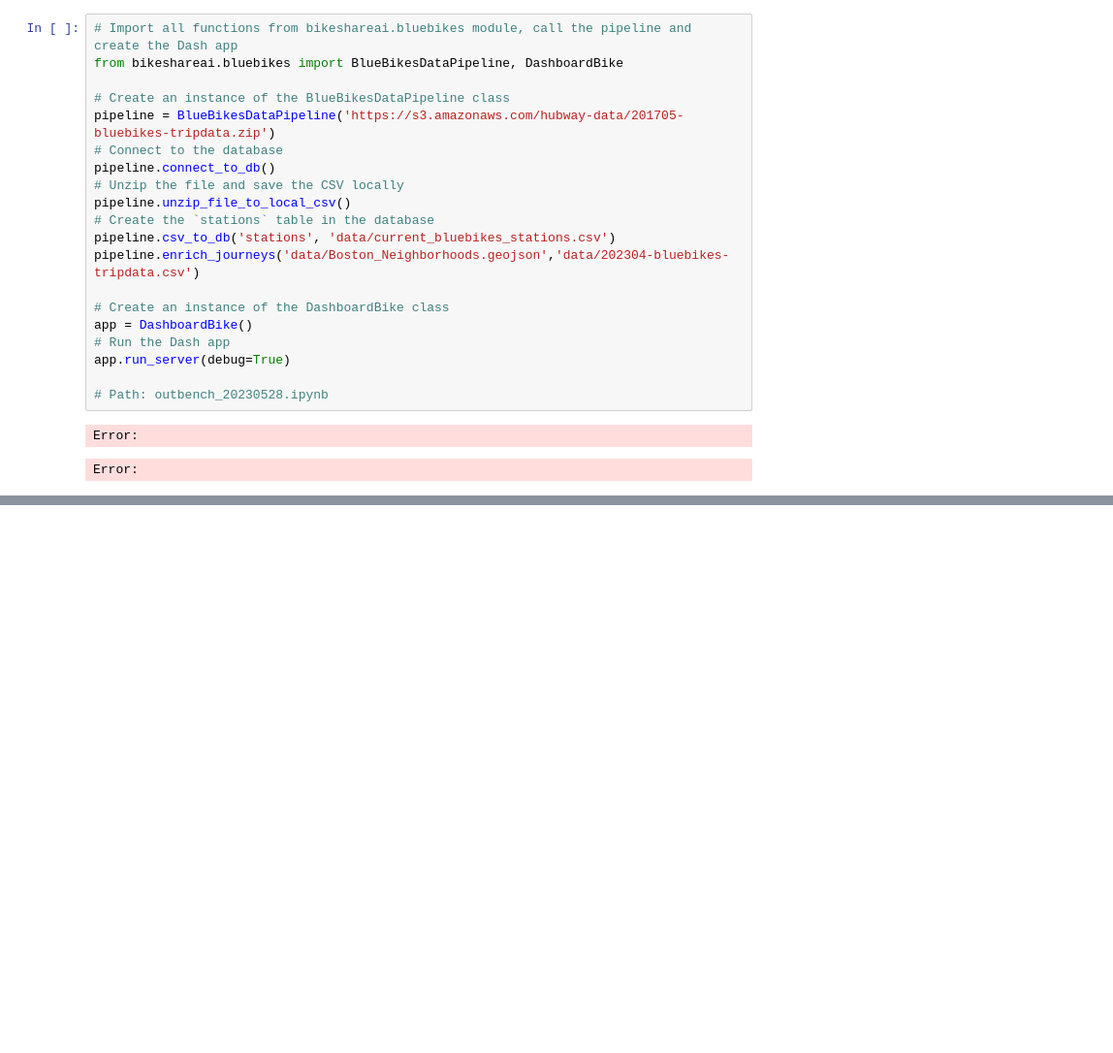
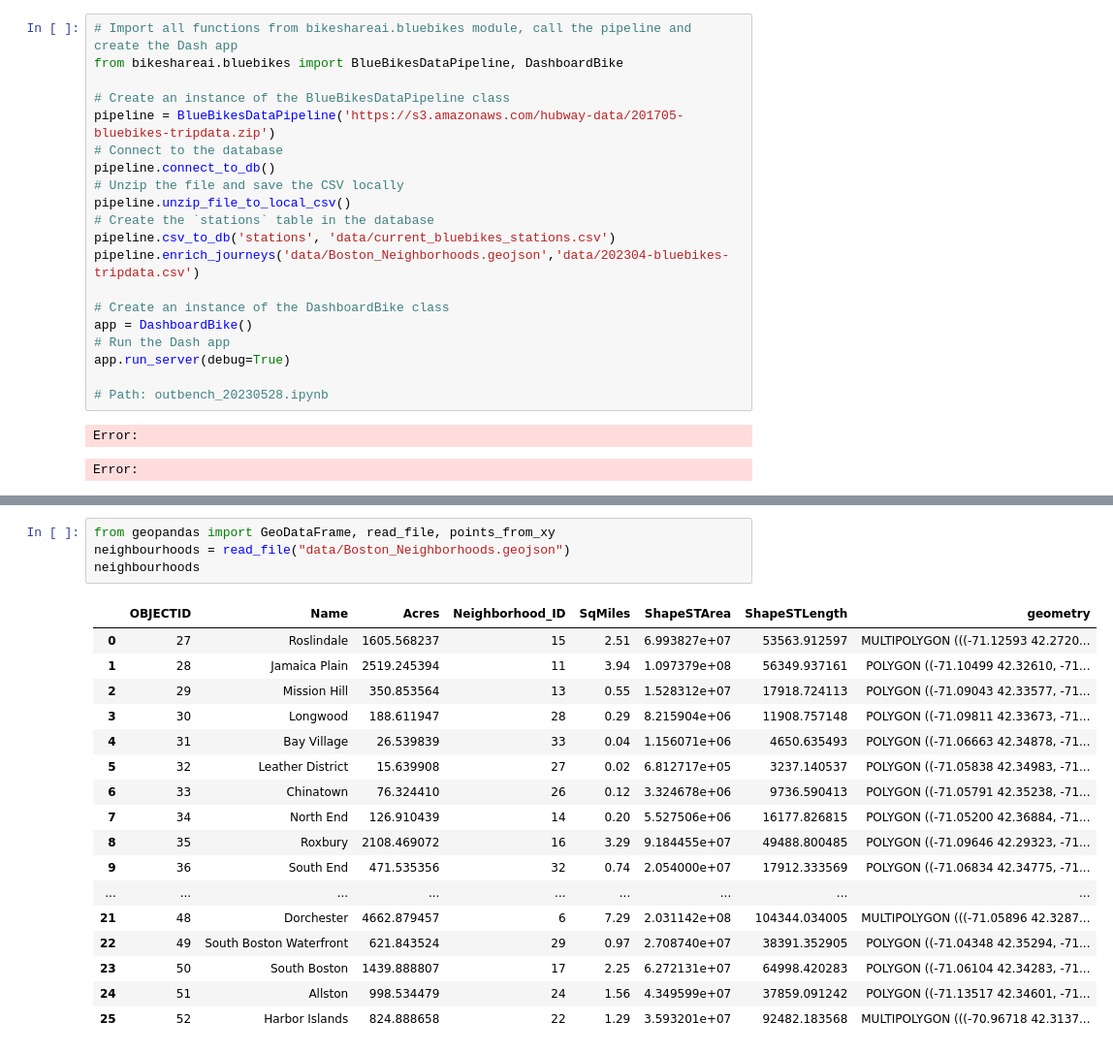
Before and after one commit to dlmolloy97/BikeShareAI, a Jupyter notebook: Workbench.ipynb, the cells around one changed output, grey strips where cells are left out. Shown: that part at 97% size. Saved outputs shown, nothing was run; the diff lists cells and outputs as text; blank space fills up the shorter version.

```diff
--- a/Workbench.ipynb
+++ b/Workbench.ipynb
@@ -2125,0 +2322,22 @@ Error:
+# %%
+from geopandas import GeoDataFrame, read_file, points_from_xy
+neighbourhoods = read_file("data/Boston_Neighborhoods.geojson")
+neighbourhoods
+# %% [output]
+|  | OBJECTID | Name | Acres | Neighborhood_ID | SqMiles | ShapeSTArea | ShapeSTLength | geometry |
+| 0 | 27 | Roslindale | 1605.568237 | 15 | 2.51 | 6.993827e+07 | 53563.912597 | MULTIPOLYGON (((-71.12593 42.2720... |
+| 1 | 28 | Jamaica Plain | 2519.245394 | 11 | 3.94 | 1.097379e+08 | 56349.937161 | POLYGON ((-71.10499 42.32610, -71... |
+| 2 | 29 | Mission Hill | 350.853564 | 13 | 0.55 | 1.528312e+07 | 17918.724113 | POLYGON ((-71.09043 42.33577, -71... |
+| 3 | 30 | Longwood | 188.611947 | 28 | 0.29 | 8.215904e+06 | 11908.757148 | POLYGON ((-71.09811 42.33673, -71... |
+| 4 | 31 | Bay Village | 26.539839 | 33 | 0.04 | 1.156071e+06 | 4650.635493 | POLYGON ((-71.06663 42.34878, -71... |
+| 5 | 32 | Leather District | 15.639908 | 27 | 0.02 | 6.812717e+05 | 3237.140537 | POLYGON ((-71.05838 42.34983, -71... |
+| 6 | 33 | Chinatown | 76.324410 | 26 | 0.12 | 3.324678e+06 | 9736.590413 | POLYGON ((-71.05791 42.35238, -71... |
+| 7 | 34 | North End | 126.910439 | 14 | 0.20 | 5.527506e+06 | 16177.826815 | POLYGON ((-71.05200 42.36884, -71... |
+| 8 | 35 | Roxbury | 2108.469072 | 16 | 3.29 | 9.184455e+07 | 49488.800485 | POLYGON ((-71.09646 42.29323, -71... |
+| 9 | 36 | South End | 471.535356 | 32 | 0.74 | 2.054000e+07 | 17912.333569 | POLYGON ((-71.06834 42.34775, -71... |
+| ... | ... | ... | ... | ... | ... | ... | ... | ... |
+| 21 | 48 | Dorchester | 4662.879457 | 6 | 7.29 | 2.031142e+08 | 104344.034005 | MULTIPOLYGON (((-71.05896 42.3287... |
+| 22 | 49 | South Boston Waterfront | 621.843524 | 29 | 0.97 | 2.708740e+07 | 38391.352905 | POLYGON ((-71.04348 42.35294, -71... |
+| 23 | 50 | South Boston | 1439.888807 | 17 | 2.25 | 6.272131e+07 | 64998.420283 | POLYGON ((-71.06104 42.34283, -71... |
+| 24 | 51 | Allston | 998.534479 | 24 | 1.56 | 4.349599e+07 | 37859.091242 | POLYGON ((-71.13517 42.34601, -71... |
+| 25 | 52 | Harbor Islands | 824.888658 | 22 | 1.29 | 3.593201e+07 | 92482.183568 | MULTIPOLYGON (((-70.96718 42.3137... |
```
Also changed, not shown: parts of 14 cells of this notebook, 4 other files.
